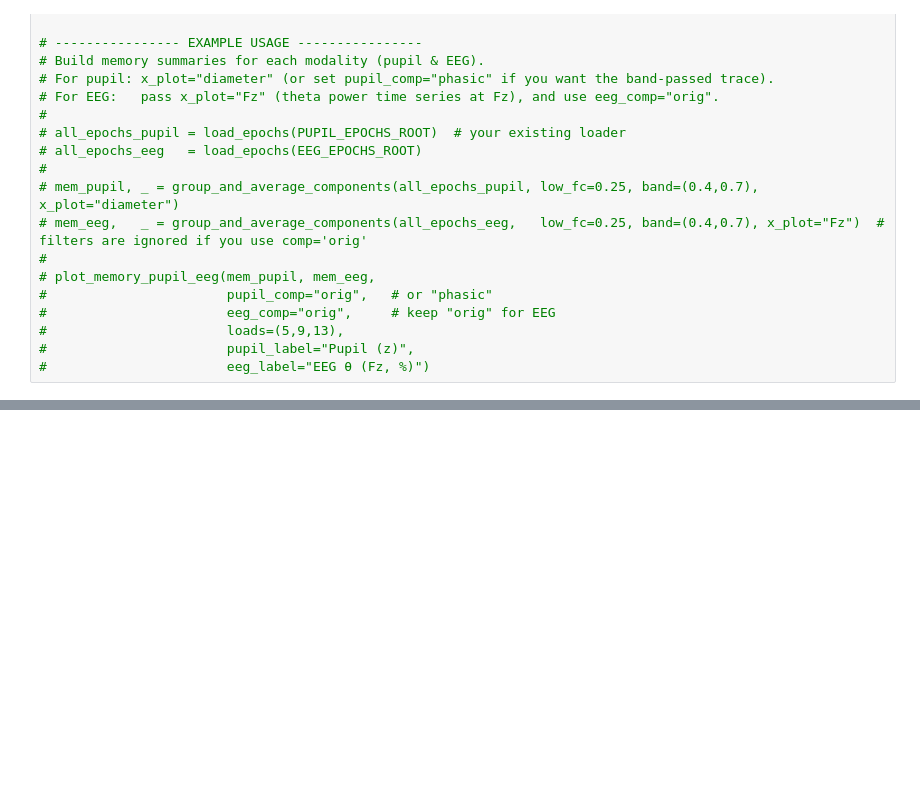
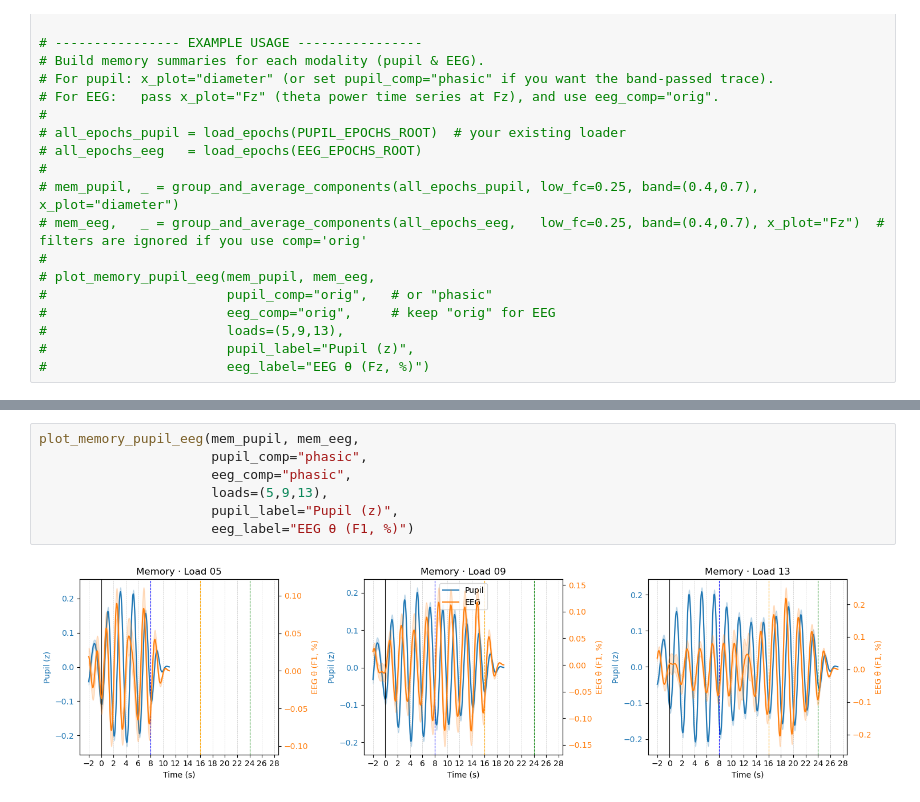
Before and after one commit to Claradavilaa/Special_course, a Jupyter notebook: THESIS/fast_slow_components/filter_components.ipynb, the cells around one changed output, grey strips where cells are left out. Drawn from its saved outputs; the diff is of its cells as text; blank space fills up the shorter version.

```diff
--- a/THESIS/fast_slow_components/filter_components.ipynb
+++ b/THESIS/fast_slow_components/filter_components.ipynb
@@ -726,0 +738,9 @@ Loading sub-043…
+# %%
+plot_memory_pupil_eeg(mem_pupil, mem_eeg,
+                      pupil_comp="phasic",
+                      eeg_comp="phasic",
+                      loads=(5,9,13),
+                      pupil_label="Pupil (z)",
+                      eeg_label="EEG θ (F1, %)")
+# %% [output]
+[figure, added]
```
Also changed, not shown: parts of 4 cells of this notebook, 5 other files.
